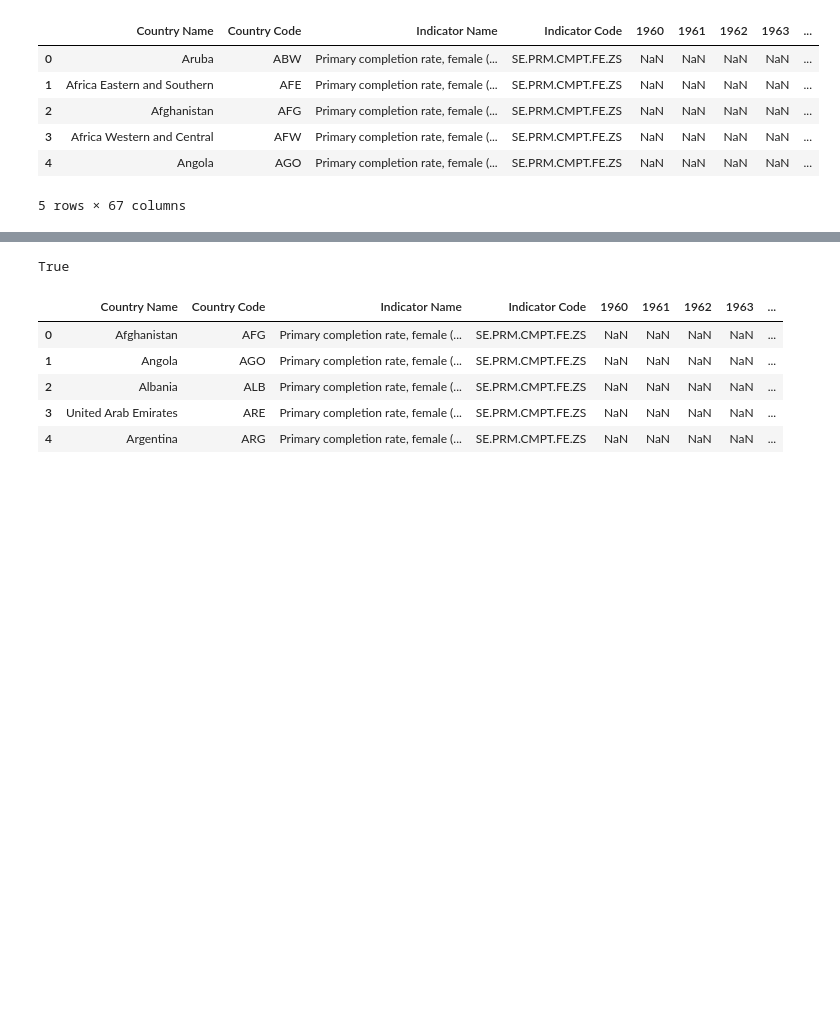
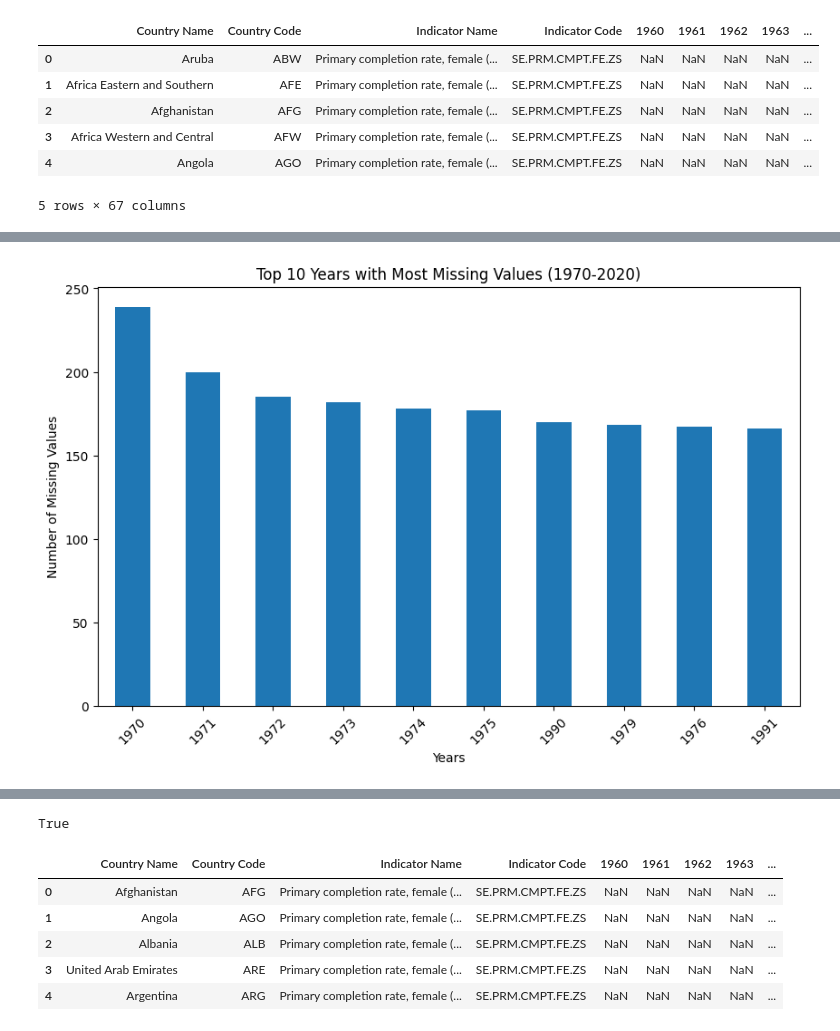
Before and after one commit to HongjunQian/data_project_2023, a Jupyter notebook: Data_project.ipynb, the cells around one changed output, grey strips where cells are left out. Cells and saved outputs as stored; diff of their text form; code cells hidden in the pictures; blank space fills up the shorter version.

```diff
--- a/Data_project.ipynb
+++ b/Data_project.ipynb
@@ -63,0 +72,18 @@ edu_data.apply(col_mean,axis=0).plot()
+# %%
+years = [str(year) for year in range(1970, 2021)]
+df_selected_years = edu_data[years]
+
+
+missing_values_per_country = df_selected_years.isnull().sum(axis=0)
+
+top_missing_countries = missing_values_per_country.sort_values(ascending=False).head(10)
+
+plt.figure(figsize=(10, 6))
+top_missing_countries.plot(kind='bar')
+plt.title('Top 10 Years with Most Missing Values (1970-2020)')
+plt.xlabel('Years')
+plt.ylabel('Number of Missing Values')
+plt.xticks(rotation=45)
+plt.show()
+# %% [output]
+[figure, added]
```
Also changed, not shown: parts of 13 cells of this notebook.
